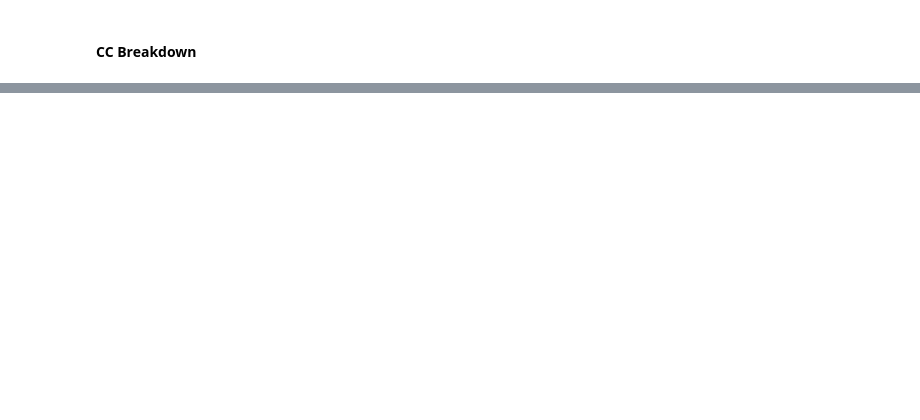
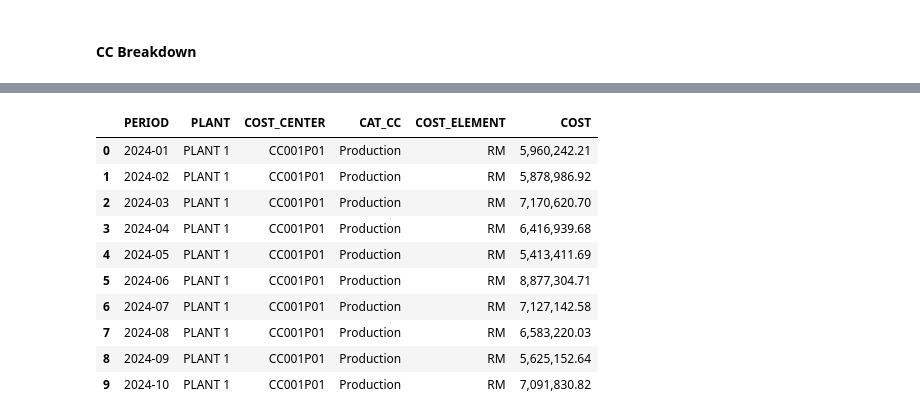
Before and after one commit to vinalamsyah/mock_data_generator, a Jupyter notebook: model.ipynb, the cells around one changed output, grey strips where cells are left out. Drawn from its saved outputs; the diff is of its cells as text; code cells hidden in the pictures; blank space fills up the shorter version.

```diff
--- a/model.ipynb
+++ b/model.ipynb
@@ -327,9 +582,29 @@ act_plant.head(5).style.format({"COST": "{:,.2f}", "RM": "{:,.2f}", "PM": "{:,.2
 
 # alloc_map
 # %%
-actual = df.copy()
-actual['QTY'] = actual.apply(lambda x: pp.loc[(x['PERIOD'], x['PLANT']), 'QTY'] * (x['RM'] + x['PM'])/2 if x['CAT_CC'] == 'Production' else 0, axis=1)
+# Merge once
+act = df.merge(
+    act_plant,
+    on=['PERIOD', 'PLANT'],
+    how='left',
+    suffixes=('', '_PLANT')
+)
+
+# QTY
+mask_prod = act['CAT_CC'] == 'Production'
+act.loc[~mask_prod, 'QTY'] = 0
+act.loc[mask_prod, 'QTY'] = act.loc[mask_prod, 'QTY_PLANT'] * act.loc[mask_prod, 'QTY']
+
+# Cost allocation (fully vectorized, no apply, no melt)
 for ce in cost_elements['COST_ELEMENT']:
-    actual[ce] = actual.apply(lambda x: actual.loc[(x['PERIOD'], x['PLANT']), ce] * alloc_map.loc[x['CAT_CC'], ce] * x[ce], axis=1)
+    act[ce] = (
+        act[ce] *
+        act[f"{ce}_PLANT"] *
+        act['CAT_CC'].map(alloc_map[ce])
+    )
 
-actual.head(5).style.format({"COST": "{:,.2f}", "RM": "{:,.2f}", "PM": "{:,.2f}", "DL": "{:,.2f}", "OH_FIX": "{:,.2f}", "OH_VAR": "{:,.2f}"})
+# --- DROP helper columns (important part) ---
+cols_to_drop = [col for col in act.columns if col.endswith('_PLANT')]
+act.drop(columns=cols_to_drop, inplace=True)
+
+act.head(5).style.format({"COST": "{:,.2f}", "RM": "{:,.2f}", "PM": "{:,.2f}", "DL": "{:,.2f}", "OH_FIX": "{:,.2f}", "OH_VAR": "{:,.2f}"})
@@ -336,7 +641,23 @@ actual.head(5).style.format({"COST": "{:,.2f}", "RM": "{:,.2f}", "PM": "{:,.2f}"
 # %%
-pd.melt(
-    df.groupby(['PERIOD', 'PLANT']).agg({ce: 'sum' for ce in cost_elements['COST_ELEMENT']}).reset_index(),
-    id_vars=['PERIOD', 'PLANT'],
+act.drop(columns=['COST'], inplace=True)
+act = pd.melt(
+    act,
+    id_vars=['PERIOD', 'PLANT', 'COST_CENTER', 'CAT_CC'],
     value_vars=cost_elements['COST_ELEMENT'].tolist(),
-    var_name='COST'
-).groupby(['PERIOD', 'PLANT']).agg({'COST': 'sum', 'QTY': 'sum'})
+    var_name='COST_ELEMENT',
+    value_name='COST'
+)
+
+act.head(10).style.format({"COST": "{:,.2f}"})
+# %% [output]
+|  | PERIOD | PLANT | COST_CENTER | CAT_CC | COST_ELEMENT | COST |
+| 0 | 2024-01 | PLANT 1 | CC001P01 | Production | RM | 5,960,242.21 |
+| 1 | 2024-02 | PLANT 1 | CC001P01 | Production | RM | 5,878,986.92 |
+| 2 | 2024-03 | PLANT 1 | CC001P01 | Production | RM | 7,170,620.70 |
+| 3 | 2024-04 | PLANT 1 | CC001P01 | Production | RM | 6,416,939.68 |
+| 4 | 2024-05 | PLANT 1 | CC001P01 | Production | RM | 5,413,411.69 |
+| 5 | 2024-06 | PLANT 1 | CC001P01 | Production | RM | 8,877,304.71 |
+| 6 | 2024-07 | PLANT 1 | CC001P01 | Production | RM | 7,127,142.58 |
+| 7 | 2024-08 | PLANT 1 | CC001P01 | Production | RM | 6,583,220.03 |
+| 8 | 2024-09 | PLANT 1 | CC001P01 | Production | RM | 5,625,152.64 |
+| 9 | 2024-10 | PLANT 1 | CC001P01 | Production | RM | 7,091,830.82 |
```
Also changed, not shown: parts of 38 cells of this notebook.
